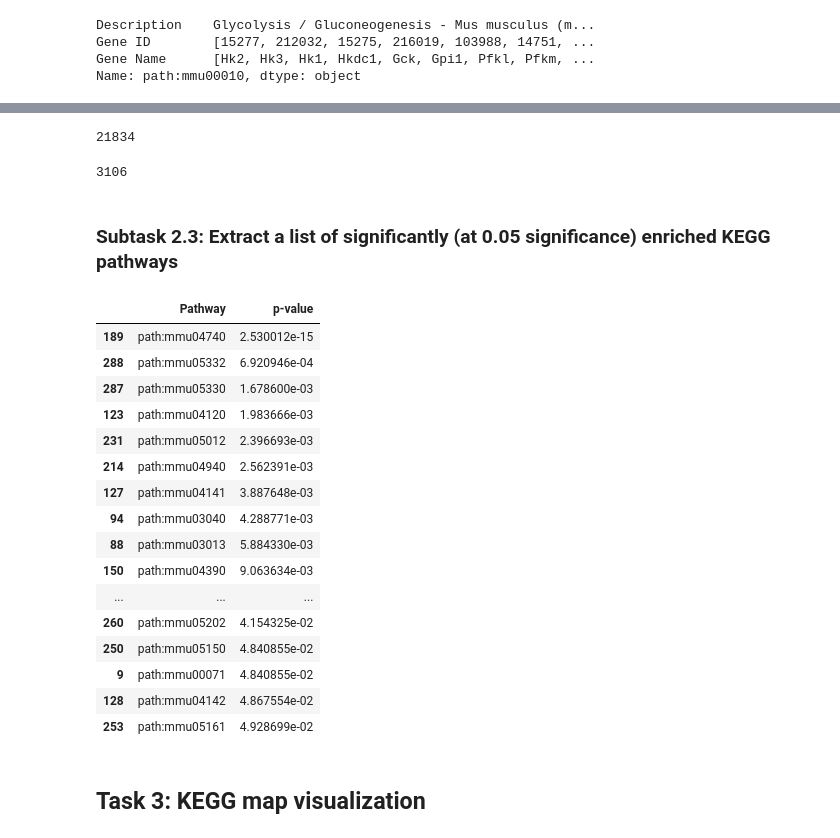
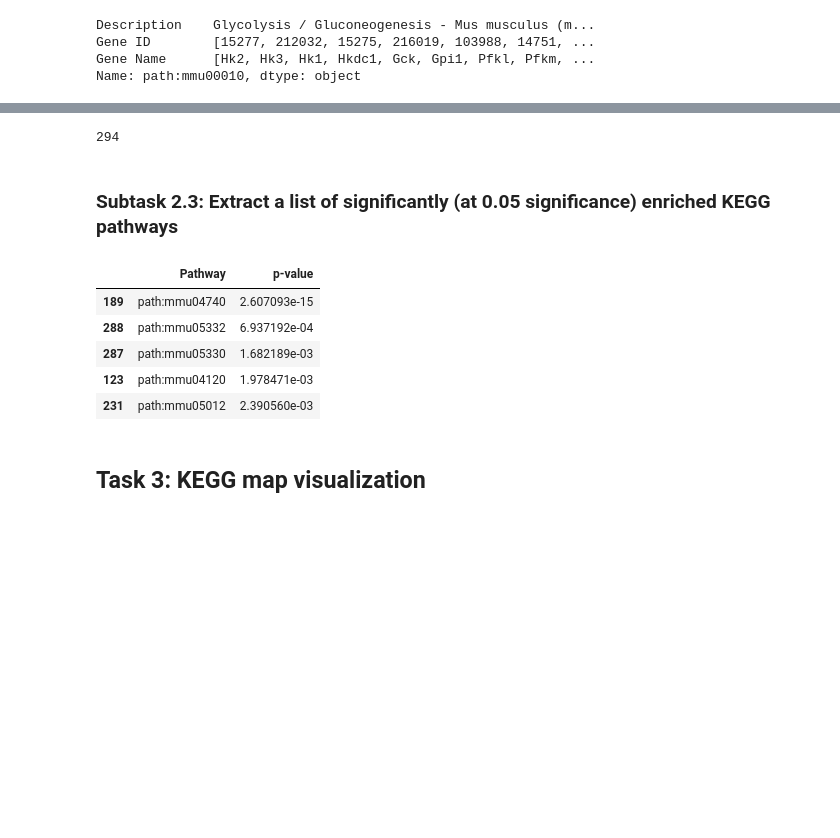
Before and after one commit to Telocontar/IntegratedBioinformatics, a Jupyter notebook: notebooks/DayY_Pathways.ipynb, the cells around one changed output, grey strips where cells are left out. Saved outputs shown, nothing was run; the diff lists cells and outputs as text; code cells hidden in the pictures; blank space fills up the shorter version.

```diff
--- a/notebooks/DayY_Pathways.ipynb
+++ b/notebooks/DayY_Pathways.ipynb
@@ -332,40 +268,20 @@ There are 7106 genes in both sets.
 # %%
 def intersect_dataframes(df_pathway_1, df_fold_change_2):
+    ''' Intersects two dataframes and returns the list of genes in both dataframes.
 
-    # todo: fixen
-    # fehler bei set_df1!!!!!!
+        df_pathway_1: the dataframe containing the pathways
+        df_fold_change_2: the dataframe containing the fold changes
+    '''
 
-    #print(type(df_pathway_1))
-
-    #print(df_pathway_1)
-
-    # todo: nicht über direkten index zugreifen, sondern über 'Gene name'
-
-
-    #print(df_pathway_1['Gene Name'])
-
+    # get all genes stored in the pathways_genes_ids_df and store them in set
     try:
-        #set_df1 = set(df_pathway_1[2])
-        #set_df1 = set([i for sublist in df_pathway_1[2] for i in sublist])
         set_df1 = set([i for i in df_pathway_1[2]])
     except:
-        #set_df1 = set(df_pathway_1['Gene Name'])
         set_df1 = set([i for sublist in df_pathway_1['Gene Name'] for i in sublist])
-        #temp_list = df_pathway_1['Gene Name']
-        #print(temp_list)
-        #set_df1 = set([i for i in temp_list])
-
-    #print(df_pathway_1[2])#.index['Gene name'])
-
-    # get all genes stored in the pathways_genes_ids_df and store them in set
-    #set_df1 = set([i for sublist in df_pathway_1['Gene Name'] for i in sublist])
 
     # get all genes stored in the fold_change_genes dataframe and store them in set
     set_df2 = set(df_fold_change_2)
 
-    #print(set_df1)
-    #print(set_df2)
-
     # all genes in both sets
     return set_df1 & set_df2
 # %%
@@ -531,8 +391,0 @@ Name: path:mmu05414, dtype: object
-# %%
-len(fold_change_genes)
-# %% [output]
-21834
-# %%
-len(fold_change_df[fold_change_df['sidak'] < 0.05])
-# %% [output]
-3106
@@ -539,25 +395,19 @@ len(fold_change_df[fold_change_df['sidak'] < 0.05])
+# %%
+# get the number of enriched genes
+len(gene_set_enrichment_p_values)
+# %% [output]
+294
 # %% [markdown]
 ### Subtask 2.3: Extract a list of significantly (at 0.05 significance) enriched KEGG pathways
 # %%
-gene_set_enrichment_p_values[gene_set_enrichment_p_values['p-value'] < 0.05].sort_values(by='p-value')
+gene_set_enrichment_p_values[gene_set_enrichment_p_values['p-value'] < 0.05].sort_values(by='p-value').head()
 # %% [output]
 |  | Pathway | p-value |
-| 189 | path:mmu04740 | 2.530012e-15 |
-| 288 | path:mmu05332 | 6.920946e-04 |
-| 287 | path:mmu05330 | 1.678600e-03 |
-| 123 | path:mmu04120 | 1.983666e-03 |
-| 231 | path:mmu05012 | 2.396693e-03 |
-| 214 | path:mmu04940 | 2.562391e-03 |
-| 127 | path:mmu04141 | 3.887648e-03 |
-| 94 | path:mmu03040 | 4.288771e-03 |
-| 88 | path:mmu03013 | 5.884330e-03 |
-| 150 | path:mmu04390 | 9.063634e-03 |
-| ... | ... | ... |
-| 260 | path:mmu05202 | 4.154325e-02 |
-| 250 | path:mmu05150 | 4.840855e-02 |
-| 9 | path:mmu00071 | 4.840855e-02 |
-| 128 | path:mmu04142 | 4.867554e-02 |
-| 253 | path:mmu05161 | 4.928699e-02 |
+| 189 | path:mmu04740 | 2.607093e-15 |
+| 288 | path:mmu05332 | 6.937192e-04 |
+| 287 | path:mmu05330 | 1.682189e-03 |
+| 123 | path:mmu04120 | 1.978471e-03 |
+| 231 | path:mmu05012 | 2.390560e-03 |
 # %% [markdown]
 ## Task 3: KEGG map visualization
 # %% [markdown]
```
Also changed, not shown: parts of 38 cells of this notebook, 2 other files.
